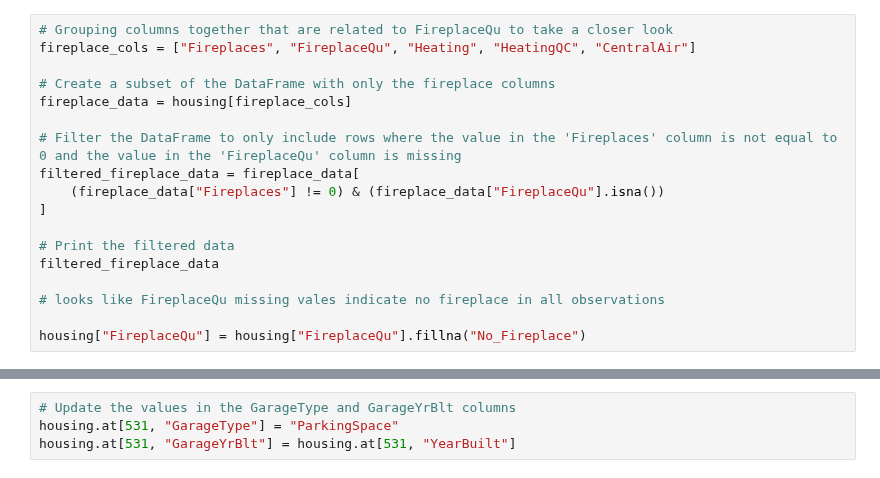
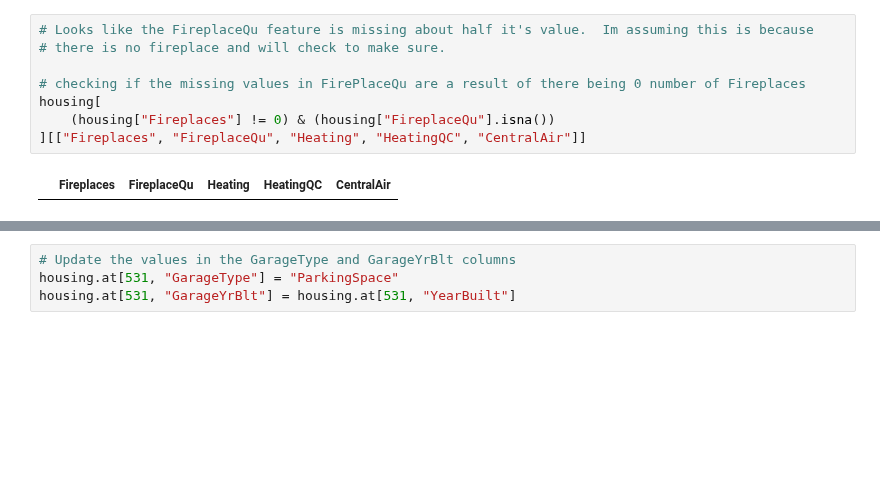
Before and after one commit to jasonphillip/Ames_Housing_ML_Project, a Jupyter notebook: preprocessing_JP.ipynb, the cells around one changed output, grey strips where cells are left out. Drawn from its saved outputs; the diff is of its cells as text; blank space fills up the shorter version.

```diff
--- a/preprocessing_JP.ipynb
+++ b/preprocessing_JP.ipynb
@@ -136,22 +110,13 @@ housing['LotFrontage'].fillna(housing['LotFrontage'].mean(), inplace=True)
 # %% [output]
 [interactive output not drawn]
 # %%
-# Grouping columns together that are related to FireplaceQu to take a closer look
-fireplace_cols = ["Fireplaces", "FireplaceQu", "Heating", "HeatingQC", "CentralAir"]
+# Looks like the FireplaceQu feature is missing about half it's value.  Im assuming this is because
+# there is no fireplace and will check to make sure.
 
-# Create a subset of the DataFrame with only the fireplace columns
-fireplace_data = housing[fireplace_cols]
-
-# Filter the DataFrame to only include rows where the value in the 'Fireplaces' column is not equal to 0 and the value in the 'FireplaceQu' column is missing
-filtered_fireplace_data = fireplace_data[
-    (fireplace_data["Fireplaces"] != 0) & (fireplace_data["FireplaceQu"].isna())
-]
-
-# Print the filtered data
-filtered_fireplace_data
-
-# looks like FireplaceQu missing vales indicate no fireplace in all observations
-
-housing["FireplaceQu"] = housing["FireplaceQu"].fillna("No_Fireplace")
+# checking if the missing values in FirePlaceQu are a result of there being 0 number of Fireplaces
+housing[
+    (housing["Fireplaces"] != 0) & (housing["FireplaceQu"].isna())
+][["Fireplaces", "FireplaceQu", "Heating", "HeatingQC", "CentralAir"]]
 # %% [output]
+|  | Fireplaces | FireplaceQu | Heating | HeatingQC | CentralAir |
 [interactive output not drawn]
```
Also changed, not shown: parts of 33 cells of this notebook, 7 other files.
